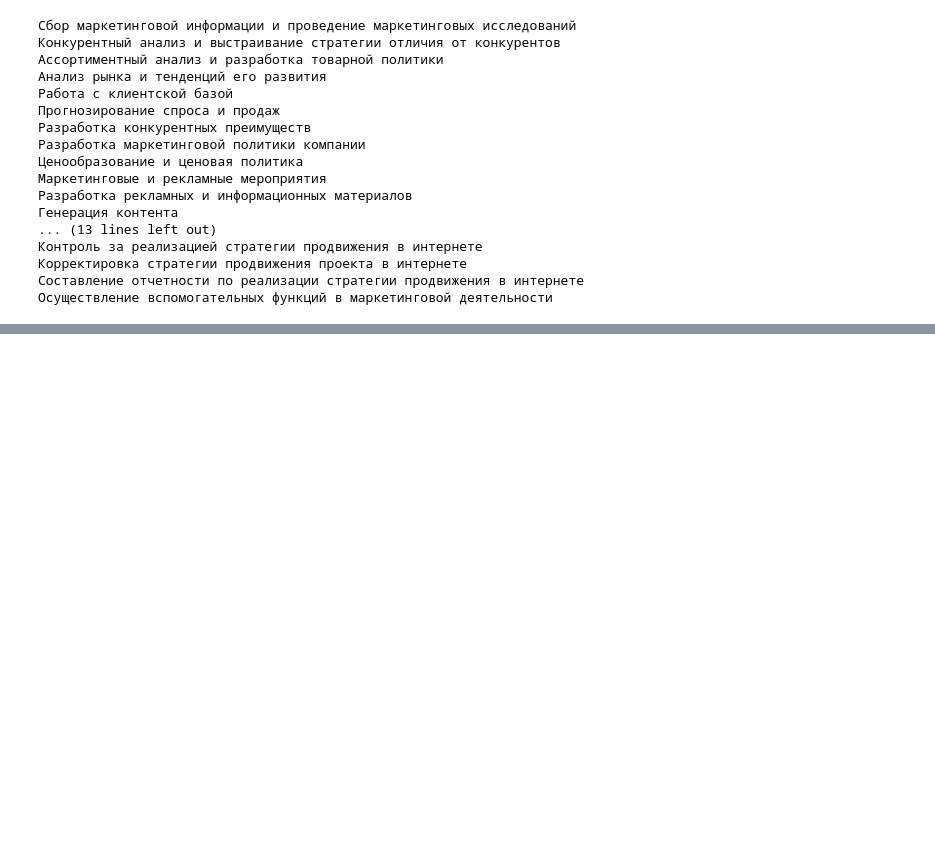
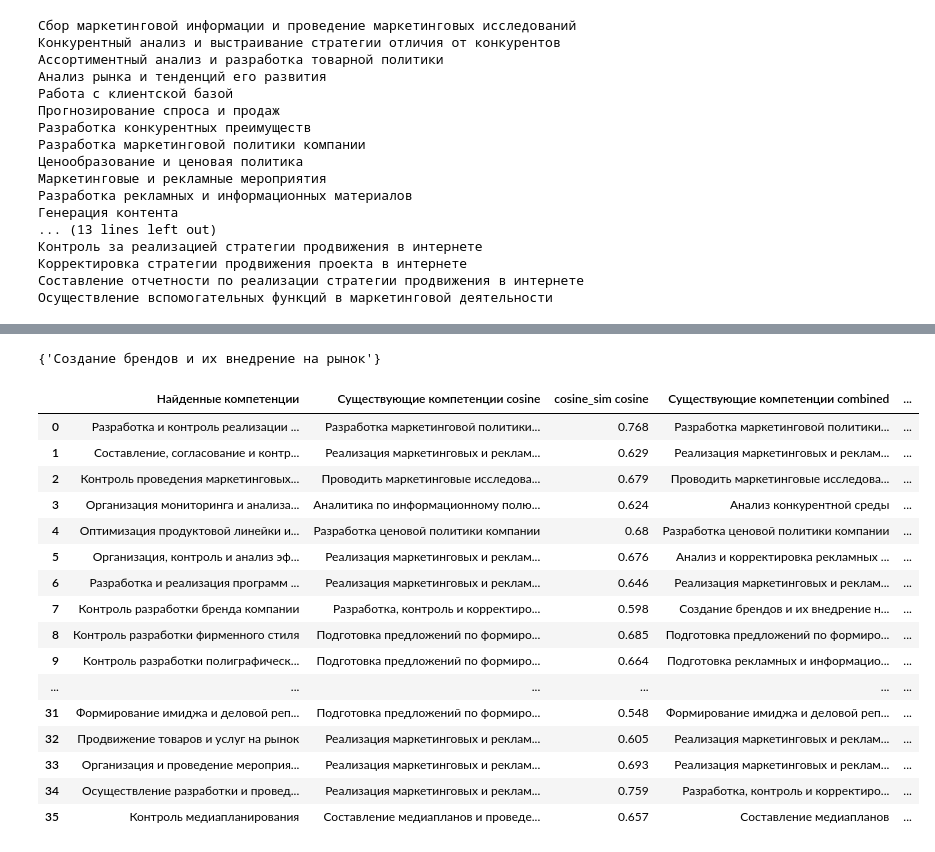
Before and after one commit to kmisterios/uniweb-demo, a Jupyter notebook: notebooks/Extract_competence.ipynb, the cells around one changed output, grey strips where cells are left out. Saved outputs shown, nothing was run; the diff lists cells and outputs as text; code cells hidden in the pictures; blank space fills up the shorter version.

Commit message:
Added competencies matching experiments

```diff
--- a/notebooks/Extract_competence.ipynb
+++ b/notebooks/Extract_competence.ipynb
@@ -167,0 +542,5 @@ print(res)
+# %%
+comp_not_found = df_[df_["Sim_score"] < 0.55]["Найденные компетенции"].values
+comp_not_found_embs = get_emb_list(comp_not_found)
+# %%
+df_sim_not_found = find_match_cosine(all_comp_np, comp_not_found_embs, all_competencies, comp_not_found)
@@ -167,0 +568,39 @@ print(res)
+# %%
+df_match_final = pd.concat([
+    df_[
+        ~df_["Найденные компетенции"].isin(df_sim_not_found["Найденные компетенции"].values)
+    ].rename(columns = {"Sim_score": "cosine_sim"}),
+    df_sim_not_found
+])
+# %%
+set(df_sim_query["Найденные компетенции"].values) -\
+set(df_match_final["Найденные компетенции"].values).intersection(df_sim_query["Найденные компетенции"].apply(lambda x: x.strip()).values)
+# %% [output]
+{'Создание брендов и их внедрение на рынок'}
+# %%
+df_sim_query_compare_director = df_sim_query.merge(
+    df_match_final,
+    on = "Найденные компетенции",
+    suffixes=[" cosine", " combined"],
+    how = "left"
+)
+# %%
+df_sim_query_compare_director
+# %% [output]
+|  | Найденные компетенции | Существующие компетенции cosine | cosine_sim cosine | Существующие компетенции combined | ... |
+| 0 | Разработка и контроль реализации ... | Разработка маркетинговой политики... | 0.768 | Разработка маркетинговой политики... | ... |
+| 1 | Составление, согласование и контр... | Реализация маркетинговых и реклам... | 0.629 | Реализация маркетинговых и реклам... | ... |
+| 2 | Контроль проведения маркетинговых... | Проводить маркетинговые исследова... | 0.679 | Проводить маркетинговые исследова... | ... |
+| 3 | Организация мониторинга и анализа... | Аналитика по информационному полю... | 0.624 | Анализ конкурентной среды | ... |
+| 4 | Оптимизация продуктовой линейки и... | Разработка ценовой политики компании | 0.68 | Разработка ценовой политики компании | ... |
+| 5 | Организация, контроль и анализ эф... | Реализация маркетинговых и реклам... | 0.676 | Анализ и корректировка рекламных ... | ... |
+| 6 | Разработка и реализация программ ... | Реализация маркетинговых и реклам... | 0.646 | Реализация маркетинговых и реклам... | ... |
+| 7 | Контроль разработки бренда компании | Разработка, контроль и корректиро... | 0.598 | Создание брендов и их внедрение н... | ... |
+| 8 | Контроль разработки фирменного стиля | Подготовка предложений по формиро... | 0.685 | Подготовка предложений по формиро... | ... |
+| 9 | Контроль разработки полиграфическ... | Подготовка предложений по формиро... | 0.664 | Подготовка рекламных и информацио... | ... |
+| ... | ... | ... | ... | ... | ... |
+| 31 | Формирование имиджа и деловой реп... | Подготовка предложений по формиро... | 0.548 | Формирование имиджа и деловой реп... | ... |
+| 32 | Продвижение товаров и услуг на рынок | Реализация маркетинговых и реклам... | 0.605 | Реализация маркетинговых и реклам... | ... |
+| 33 | Организация и проведение мероприя... | Реализация маркетинговых и реклам... | 0.693 | Реализация маркетинговых и реклам... | ... |
+| 34 | Осуществление разработки и провед... | Реализация маркетинговых и реклам... | 0.759 | Разработка, контроль и корректиро... | ... |
+| 35 | Контроль медиапланирования | Составление медиапланов и проведе... | 0.657 | Составление медиапланов | ... |
```
Also changed, not shown: parts of 71 cells of this notebook, 1 other file.
